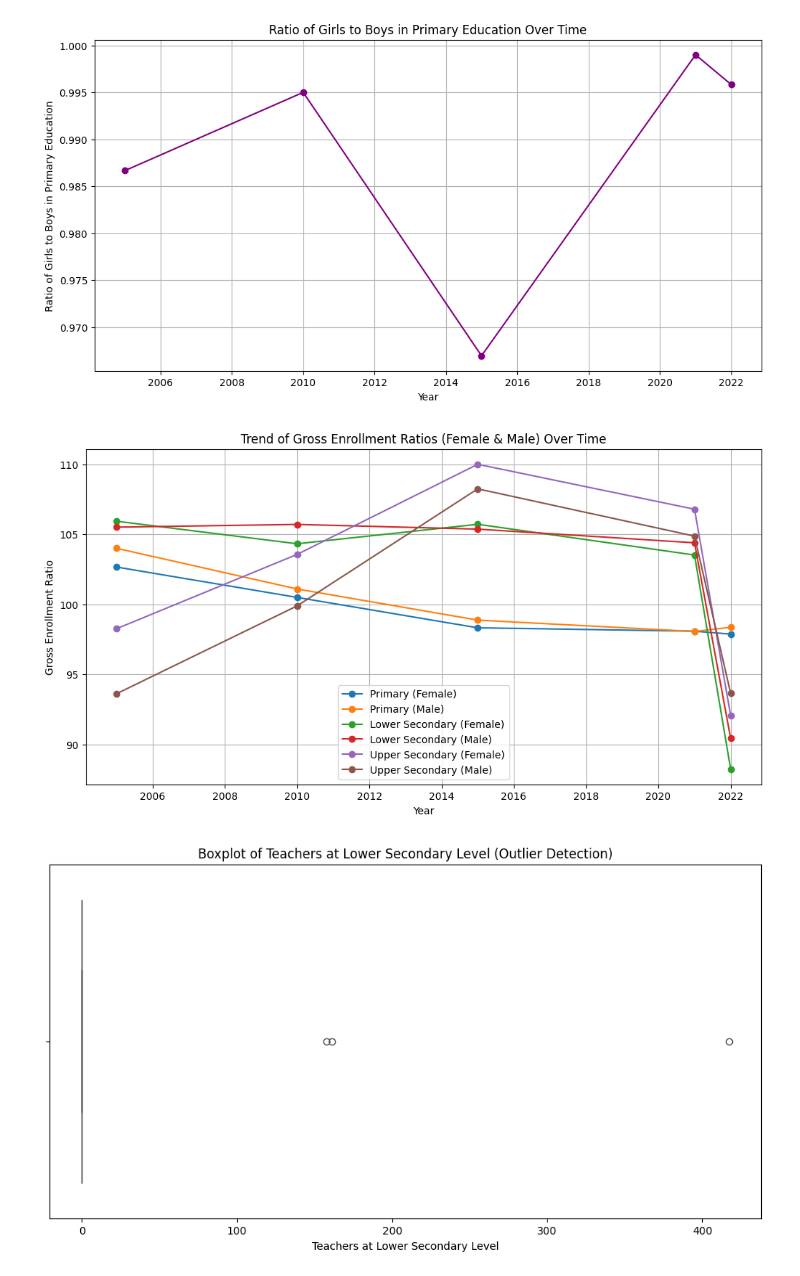
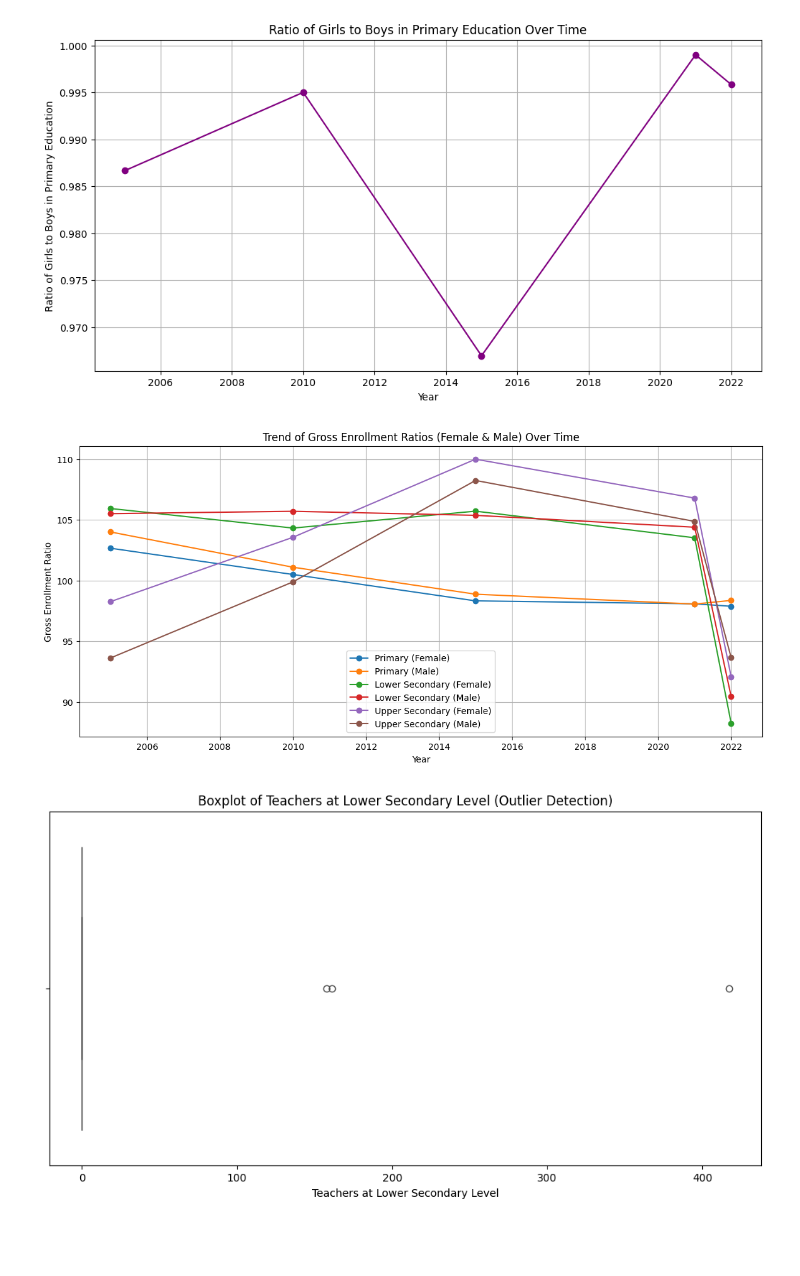
Before and after one commit to Cfg-data/Education-Data-n-Trends, a Jupyter notebook: usable_notebooks/full_analytics.ipynb, the cells around one changed output. Cells and saved outputs as stored; diff of their text form; code cells hidden in the pictures; blank space fills up the shorter version.

```diff
--- a/usable_notebooks/full_analytics.ipynb
+++ b/usable_notebooks/full_analytics.ipynb
@@ -210,30 +210,30 @@ plt.show()
 [figure]
 # %%
 # Create a figure with size
-plt.figure(figsize=(12, 6))
+plt.figure(figsize=(14, 6))
 
 # Plot for each of the required columns
 plt.plot(df.groupby('Year')['Gross enrollment ratio - Primary (female)'].mean(), marker='o', label='Primary (Female)')
 plt.plot(df.groupby('Year')['Gross enrollment ratio - Primary (male)'].mean(), marker='o', label='Primary (Male)')
 plt.plot(df.groupby('Year')['Gross enrollment ratio - Lower secondary level (female)'].mean(), marker='o', label='Lower Secondary (Female)')
 plt.plot(df.groupby('Year')['Gross enrollment ratio - Lower secondary level (male)'].mean(), marker='o', label='Lower Secondary (Male)')
 plt.plot(df.groupby('Year')['Gross enrollment ratio - Upper secondary level (female)'].mean(), marker='o', label='Upper Secondary (Female)')
 plt.plot(df.groupby('Year')['Gross enrollment ratio - Upper secondary level (male)'].mean(), marker='o', label='Upper Secondary (Male)')
 
 # Add title and labels
 plt.title('Trend of Gross Enrollment Ratios (Female & Male) Over Time')
 plt.xlabel('Year')
 plt.ylabel('Gross Enrollment Ratio')
 plt.grid(True)
 
 # Add legend
 plt.legend()
 
 # Save the plot to a file
 plt.savefig('full_analysis/trend_enrollment_multiple_levels.png')  # Save the plot
 plt.show()
 # %% [output]
-[figure, old version]
+[figure, new version]
 # %%
 # Boxplot for outlier detection in "Teachers at lower secondary level"
 plt.figure(figsize=(12, 6))
```
Also changed, not shown: 1 other file.
